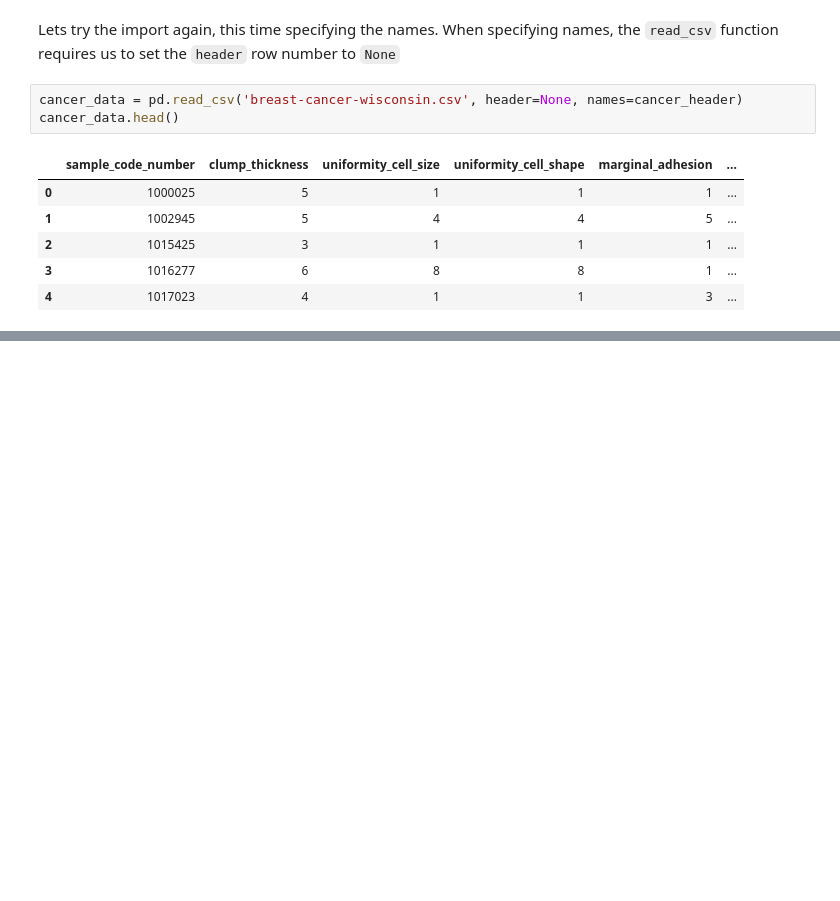
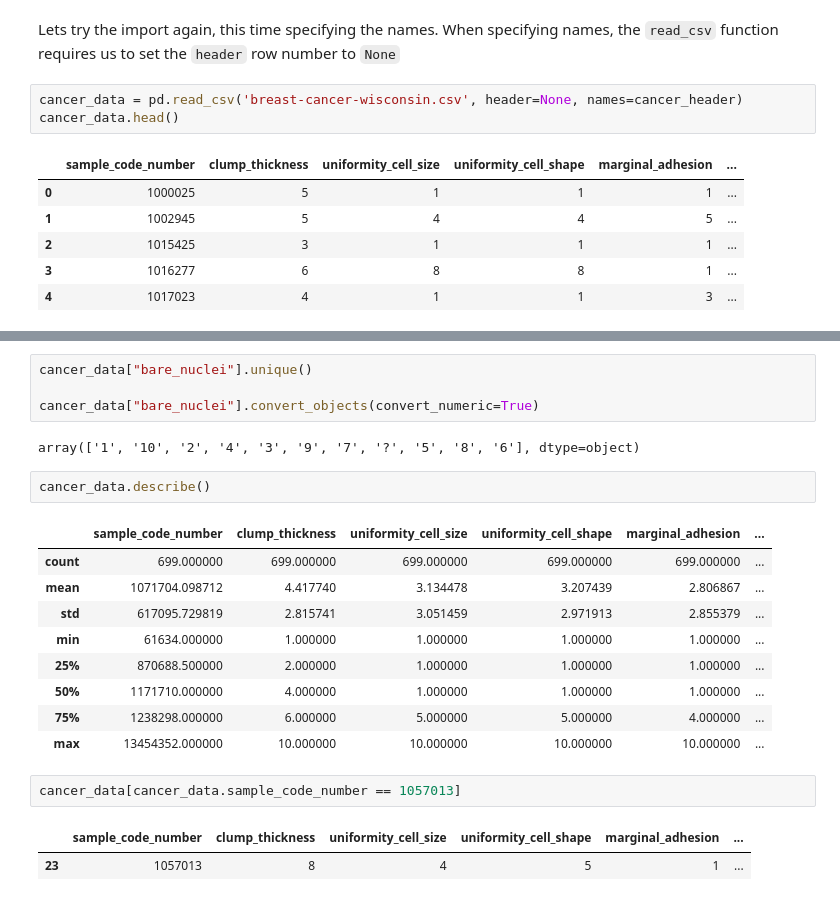
Before and after one commit to jdamiani27/IPython-Notebooks, a Jupyter notebook: DataSciUF Tutorial - Instructor.ipynb, the cells around one changed output, grey strips where cells are left out. Cells and saved outputs as stored; diff of their text form; blank space fills up the shorter version.

Commit message:
Completed through getting unique values of bare_nuclei

```diff
--- a/DataSciUF Tutorial - Instructor.ipynb
+++ b/DataSciUF Tutorial - Instructor.ipynb
@@ -690,0 +727,23 @@ cancer_data.head()
+# %%
+cancer_data["bare_nuclei"].unique()
+
+cancer_data["bare_nuclei"].convert_objects(convert_numeric=True)
+# %% [output]
+array(['1', '10', '2', '4', '3', '9', '7', '?', '5', '8', '6'], dtype=object)
+# %%
+cancer_data.describe()
+# %% [output]
+|  | sample_code_number | clump_thickness | uniformity_cell_size | uniformity_cell_shape | marginal_adhesion | ... |
+| count | 699.000000 | 699.000000 | 699.000000 | 699.000000 | 699.000000 | ... |
+| mean | 1071704.098712 | 4.417740 | 3.134478 | 3.207439 | 2.806867 | ... |
+| std | 617095.729819 | 2.815741 | 3.051459 | 2.971913 | 2.855379 | ... |
+| min | 61634.000000 | 1.000000 | 1.000000 | 1.000000 | 1.000000 | ... |
+| 25% | 870688.500000 | 2.000000 | 1.000000 | 1.000000 | 1.000000 | ... |
+| 50% | 1171710.000000 | 4.000000 | 1.000000 | 1.000000 | 1.000000 | ... |
+| 75% | 1238298.000000 | 6.000000 | 5.000000 | 5.000000 | 4.000000 | ... |
+| max | 13454352.000000 | 10.000000 | 10.000000 | 10.000000 | 10.000000 | ... |
+# %%
+cancer_data[cancer_data.sample_code_number == 1057013]
+# %% [output]
+|  | sample_code_number | clump_thickness | uniformity_cell_size | uniformity_cell_shape | marginal_adhesion | ... |
+| 23 | 1057013 | 8 | 4 | 5 | 1 | ... |
```
Also changed, not shown: parts of 9 cells of this notebook.
